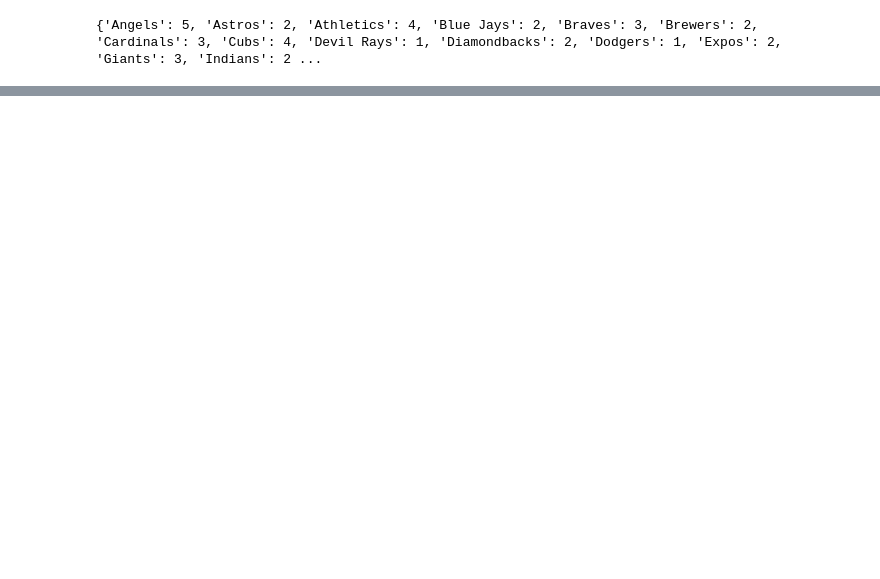
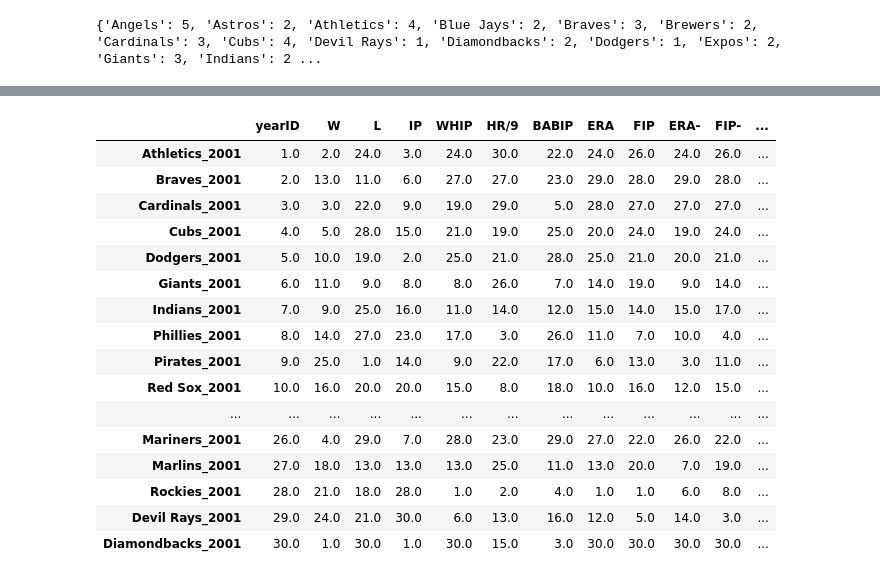
Before and after one commit to notBillJames/top2_aces, a Jupyter notebook: schilling_johsnon_vs_the_world.ipynb, the cells around one changed output, grey strips where cells are left out. Saved outputs shown, nothing was run; the diff lists cells and outputs as text; code cells hidden in the pictures; blank space fills up the shorter version.

Commit message:
messing around w/ rank functions

```diff
--- a/schilling_johsnon_vs_the_world.ipynb
+++ b/schilling_johsnon_vs_the_world.ipynb
@@ -123,0 +124,24 @@ top2_aggs
+# %%
+rank_2001 = top2_aggs[top2_aggs.yearID == 2001].rank(method='first', axis=1)
+rank_2001
+rank_2001
+huh = aggs2001.rank(ascending=False, method='first')
+huh
+# %% [output]
+|  | yearID | W | L | IP | WHIP | HR/9 | BABIP | ERA | FIP | ERA- | FIP- | ... |
+| Athletics_2001 | 1.0 | 2.0 | 24.0 | 3.0 | 24.0 | 30.0 | 22.0 | 24.0 | 26.0 | 24.0 | 26.0 | ... |
+| Braves_2001 | 2.0 | 13.0 | 11.0 | 6.0 | 27.0 | 27.0 | 23.0 | 29.0 | 28.0 | 29.0 | 28.0 | ... |
+| Cardinals_2001 | 3.0 | 3.0 | 22.0 | 9.0 | 19.0 | 29.0 | 5.0 | 28.0 | 27.0 | 27.0 | 27.0 | ... |
+| Cubs_2001 | 4.0 | 5.0 | 28.0 | 15.0 | 21.0 | 19.0 | 25.0 | 20.0 | 24.0 | 19.0 | 24.0 | ... |
+| Dodgers_2001 | 5.0 | 10.0 | 19.0 | 2.0 | 25.0 | 21.0 | 28.0 | 25.0 | 21.0 | 20.0 | 21.0 | ... |
+| Giants_2001 | 6.0 | 11.0 | 9.0 | 8.0 | 8.0 | 26.0 | 7.0 | 14.0 | 19.0 | 9.0 | 14.0 | ... |
+| Indians_2001 | 7.0 | 9.0 | 25.0 | 16.0 | 11.0 | 14.0 | 12.0 | 15.0 | 14.0 | 15.0 | 17.0 | ... |
+| Phillies_2001 | 8.0 | 14.0 | 27.0 | 23.0 | 17.0 | 3.0 | 26.0 | 11.0 | 7.0 | 10.0 | 4.0 | ... |
+| Pirates_2001 | 9.0 | 25.0 | 1.0 | 14.0 | 9.0 | 22.0 | 17.0 | 6.0 | 13.0 | 3.0 | 11.0 | ... |
+| Red Sox_2001 | 10.0 | 16.0 | 20.0 | 20.0 | 15.0 | 8.0 | 18.0 | 10.0 | 16.0 | 12.0 | 15.0 | ... |
+| ... | ... | ... | ... | ... | ... | ... | ... | ... | ... | ... | ... | ... |
+| Mariners_2001 | 26.0 | 4.0 | 29.0 | 7.0 | 28.0 | 23.0 | 29.0 | 27.0 | 22.0 | 26.0 | 22.0 | ... |
+| Marlins_2001 | 27.0 | 18.0 | 13.0 | 13.0 | 13.0 | 25.0 | 11.0 | 13.0 | 20.0 | 7.0 | 19.0 | ... |
+| Rockies_2001 | 28.0 | 21.0 | 18.0 | 28.0 | 1.0 | 2.0 | 4.0 | 1.0 | 1.0 | 6.0 | 8.0 | ... |
+| Devil Rays_2001 | 29.0 | 24.0 | 21.0 | 30.0 | 6.0 | 13.0 | 16.0 | 12.0 | 5.0 | 14.0 | 3.0 | ... |
+| Diamondbacks_2001 | 30.0 | 1.0 | 30.0 | 1.0 | 30.0 | 15.0 | 3.0 | 30.0 | 30.0 | 30.0 | 30.0 | ... |
```
Also changed, not shown: parts of 7 cells of this notebook.
